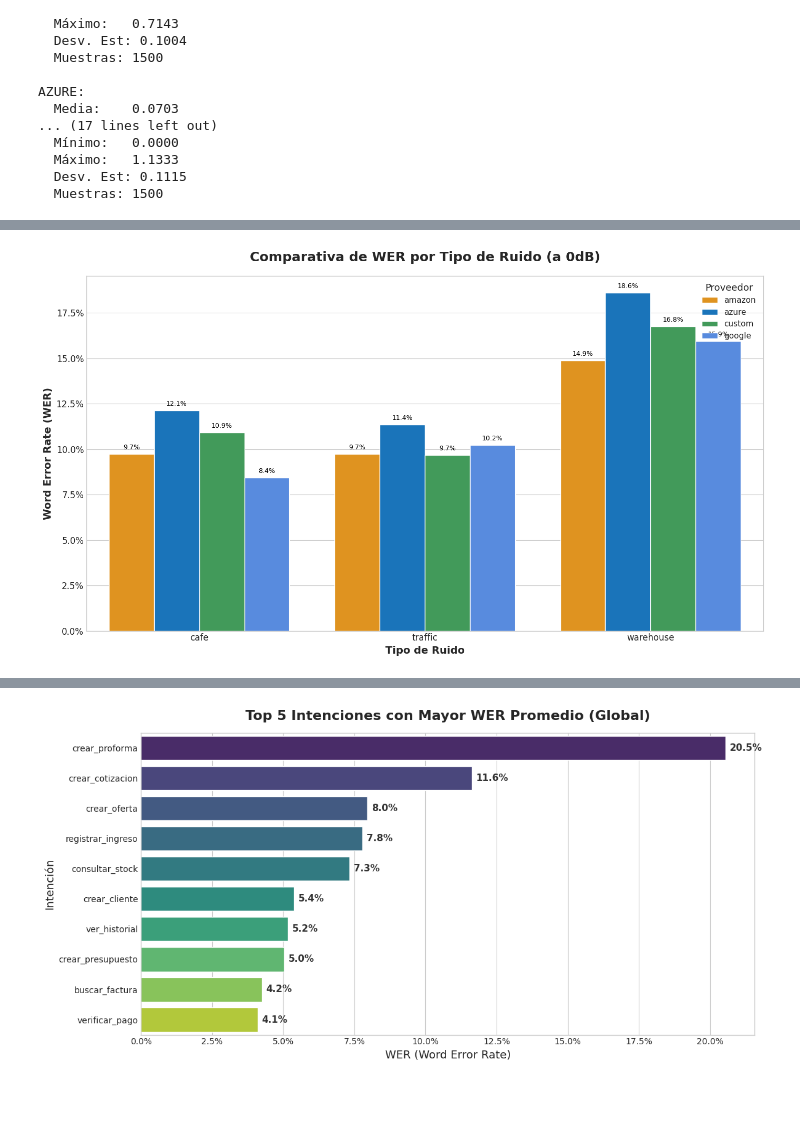
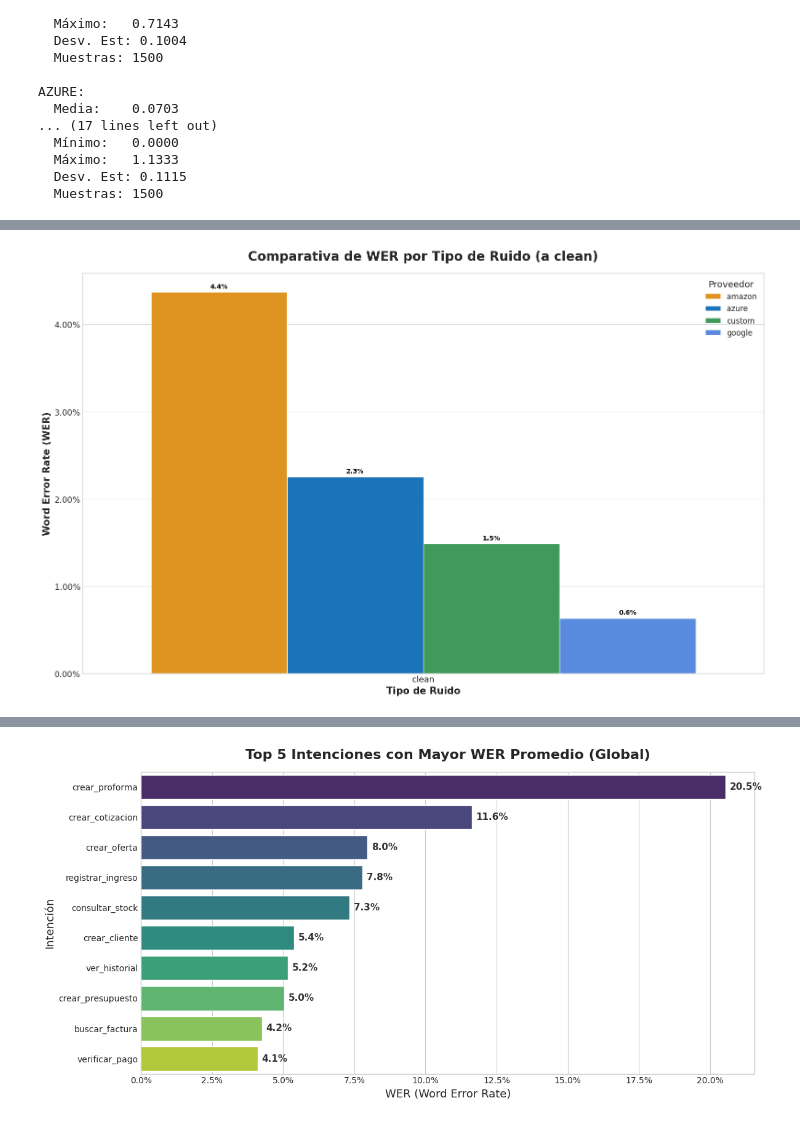
Before and after one commit to agomezb/ASR-Comparative, a Jupyter notebook: analisis.ipynb, the cells around one changed output, grey strips where cells are left out. Drawn from its saved outputs; the diff is of its cells as text; code cells hidden in the pictures; blank space fills up the shorter version.

```diff
--- a/analisis.ipynb
+++ b/analisis.ipynb
@@ -330,61 +406,74 @@ GOOGLE:
 # %%
 import matplotlib.pyplot as plt
 import seaborn as sns
 import pandas as pd
 from matplotlib.ticker import PercentFormatter
 
-# 1. Filtrar los datos para el nivel de ruido más bajo (0dB)
-df_0db = df_wer[df_wer['snr_normalized'] == '0dB'].copy()
+def analyze_wer_by_snr(df, snr_level):
+    """
+    Genera un gráfico de barras y una tabla de WER para un nivel de SNR específico.
+    """
+    # 1. Filtrar los datos para el nivel de ruido específico
+    df_filtered = df[df['snr_normalized'] == snr_level].copy()
 
-# 2. Calcular el WER agregado por tipo de ruido y proveedor
-# Es crucial volver a calcular el WER para los grupos, no promediar el WER de las filas.
-wer_by_noise = df_0db.groupby(['noise', 'provider']).agg(
-    total_errors=('errors', 'sum'),
-    total_reference_words=('reference_words', 'sum')
-).reset_index()
+    if df_filtered.empty:
+        print(f"No hay datos para el nivel de ruido: {snr_level}")
+        return
 
-# Calcular el WER correcto para cada grupo
-wer_by_noise['wer'] = (wer_by_noise['total_errors'] / wer_by_noise['total_reference_words'])
+    # 2. Calcular el WER agregado por tipo de ruido y proveedor
+    wer_by_noise = df_filtered.groupby(['noise', 'provider']).agg(
+        total_errors=('errors', 'sum'),
+        total_reference_words=('reference_words', 'sum')
+    ).reset_index()
 
-# 3. Crear el gráfico de barras agrupadas
-plt.style.use('seaborn-v0_8-whitegrid')
-fig, ax = plt.subplots(figsize=(14, 8))
+    # Calcular el WER correcto para cada grupo
+    wer_by_noise['wer'] = (wer_by_noise['total_errors'] / wer_by_noise['total_reference_words'])
 
-sns.barplot(data=wer_by_noise, x='noise', y='wer', hue='provider', ax=ax,
-            palette={'google': '#4285F4', 'azure': '#0078D4', 'amazon': '#FF9900', 'custom': '#34A853'})
+    # 3. Crear el gráfico de barras agrupadas
+    plt.style.use('seaborn-v0_8-whitegrid')
+    fig, ax = plt.subplots(figsize=(16, 10))
 
-# 4. Formatear y embellecer el gráfico
-ax.set_title('Comparativa de WER por Tipo de Ruido (a 0dB)', fontsize=18, fontweight='bold', pad=20)
-ax.set_xlabel('Tipo de Ruido', fontsize=14, fontweight='bold')
-ax.set_ylabel('Word Error Rate (WER)', fontsize=14, fontweight='bold')
+    sns.barplot(data=wer_by_noise, x='noise', y='wer', hue='provider', ax=ax,
+                palette={'google': '#4285F4', 'azure': '#0078D4', 'amazon': '#FF9900', 'custom': '#34A853'})
 
-# Formatear el eje Y como porcentaje
-ax.yaxis.set_major_formatter(PercentFormatter(1.0))
+    # 4. Formatear y embellecer el gráfico
+    ax.set_title(f'Comparativa de WER por Tipo de Ruido (a {snr_level})', fontsize=20, fontweight='bold', pad=20)
+    ax.set_xlabel('Tipo de Ruido', fontsize=15, fontweight='bold')
+    ax.set_ylabel('Word Error Rate (WER)', fontsize=15, fontweight='bold')
 
-# Ajustar la leyenda
-ax.legend(title='Proveedor', title_fontsize='13', fontsize='11', loc='upper right')
+    # Formatear el eje Y como porcentaje
+    ax.yaxis.set_major_formatter(PercentFormatter(1.0))
 
-# Mejorar la legibilidad de las etiquetas del eje X
-plt.xticks(rotation=0, ha='center', fontsize=12)
-plt.yticks(fontsize=12)
+    # Ajustar la leyenda
+    ax.legend(title='Proveedor', title_fontsize='14', fontsize='12', loc='upper right')
 
-# Añadir valores en la parte superior de cada barra para mayor claridad
-for p in ax.patches:
-    # Solo anotar si la barra tiene una altura mayor a cero para evitar artefactos
-    if p.get_height() > 0:
-        ax.annotate(f'{p.get_height():.1%}',
-                    (p.get_x() + p.get_width() / 2., p.get_height()),
-                    ha='center', va='center',
-                    xytext=(0, 9),
-                    textcoords='offset points',
-                    fontsize=9,
-                    color='black')
+    # Mejorar la legibilidad de las etiquetas del eje X
+    plt.xticks(rotation=0, ha='center', fontsize=13)
+    plt.yticks(fontsize=13)
 
-plt.tight_layout()
-plt.show()
+    # Añadir valores en la parte superior de cada barra
+    for p in ax.patches:
+        if p.get_height() > 0:
+            ax.annotate(f'{p.get_height():.1%}',
+                        (p.get_x() + p.get_width() / 2., p.get_height()),
+                        ha='center', va='center',
+                        xytext=(0, 9),
+                        textcoords='offset points',
+                        fontsize=10,
+                        fontweight='bold',
+                        color='black')
 
-# Opcional: Mostrar la tabla de datos utilizada para el gráfico
-print("Datos de WER a 0dB por Tipo de Ruido y Proveedor:")
-display(wer_by_noise[['noise', 'provider', 'wer']].sort_values(by=['noise', 'wer']))
+    plt.tight_layout()
+    plt.show()
+
+    # Mostrar la tabla de datos
+    print(f"Datos de WER a {snr_level} por Tipo de Ruido y Proveedor:")
+    display(wer_by_noise[['noise', 'provider', 'wer']].sort_values(by=['noise', 'wer']))
+
+# Ejecutar para los 4 niveles de SNR
+snr_levels = ['clean', '10dB', '5dB', '0dB']
+
+for snr in snr_levels:
+    analyze_wer_by_snr(df_wer, snr)
 # %% [output]
-[figure, old version]
+[figure, new version]
```
Also changed, not shown: parts of 21 cells of this notebook, 2 other files.
